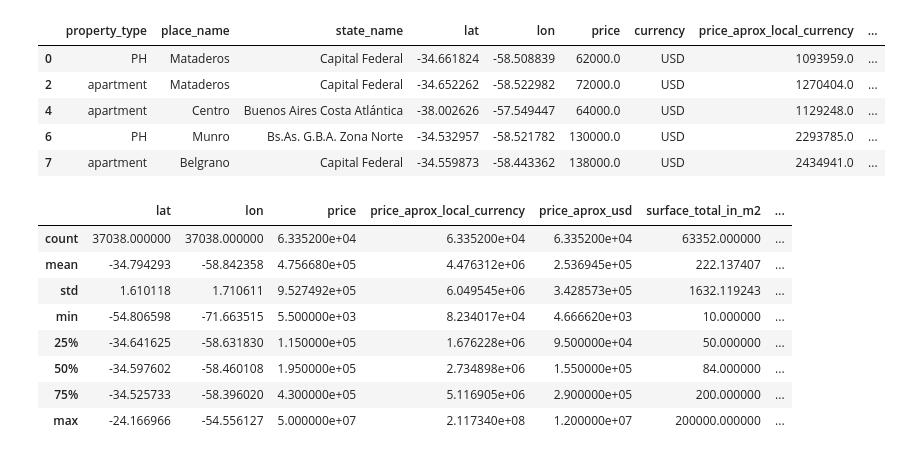
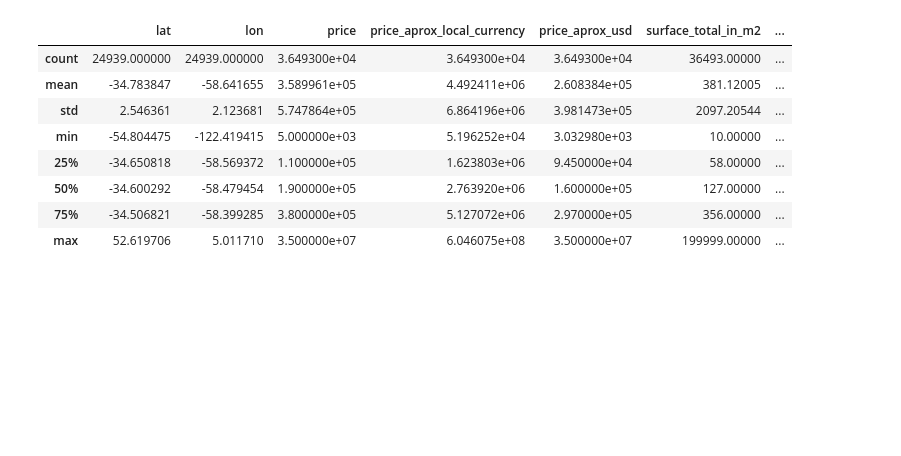
Before and after one commit to BrigliaAn/Properati-Machine-Learing, a Jupyter notebook: Filtrar y generar csvs.ipynb, the cells around one changed output. Saved outputs shown, nothing was run; the diff lists cells and outputs as text; code cells hidden in the pictures; blank space fills up the shorter version.

```diff
--- a/Filtrar y generar csvs.ipynb
+++ b/Filtrar y generar csvs.ipynb
@@ -15,27 +71,27 @@ props_2017.head()
 # %%
-props_2017.drop(['id','operation','place_with_parent_names','created_on','lat-lon','country_name','geonames_id','title','operation','image_thumbnail','properati_url','description'], axis = 1, inplace = True)
+props_2015_1 = pd.read_csv('/../../../Data/properati-AR-2015-06-01-properties-sell-six_months.csv')
+props_2015_2 = pd.read_csv('/../../../Data/properati-AR-2015-12-01-properties-sell-six_months.csv')
+props_2015 = pd.concat([props_2015_1,props_2015_2])
+props_2015.drop_duplicates()
+props_2015.drop(['id','operation','place_with_parent_names','created_on','country_name','geonames_id','lat-lon','title','operation','image_thumbnail','properati_url','description'], axis = 1, inplace = True)
 # %%
 #Rows que no tengan ni price, ni price_aprox_usd, price_aprox_local_currency , ni surface_total_in_m2, ni surface_covered_in_m2
-props_2017_filtered = props_2017.loc[(props_2017['price'].notnull()) & (props_2017['price_aprox_usd'].notnull()) & \
-               (props_2017['price_aprox_local_currency'].notnull()) & (props_2017['surface_total_in_m2'].notnull()) & (props_2017['surface_covered_in_m2'].notnull())]
-props_2017_filtered.head()
+props_2015_filtered = props_2015.loc[(props_2015['price'].notnull()) & (props_2015['price_aprox_usd'].notnull()) & \
+               (props_2015['price_aprox_local_currency'].notnull()) & (props_2015['surface_total_in_m2'].notnull()) & (props_2015['surface_covered_in_m2'].notnull())]
+props_2015_filtered.describe()
+props_2015_filtered = props_2015_filtered.loc[(props_2015_filtered['price'] > 0) \
+        & (props_2015_filtered['price_aprox_local_currency'] > 0 ) \
+        & (props_2015_filtered['price_aprox_usd'] > 0) \
+        & (props_2015_filtered['surface_covered_in_m2'] > 5)
+        & (props_2015_filtered['surface_total_in_m2'] > 5)]
+props_2015_filtered.describe()
 # %% [output]
-|  | property_type | place_name | state_name | lat | lon | price | currency | price_aprox_local_currency | ... |
-| 0 | PH | Mataderos | Capital Federal | -34.661824 | -58.508839 | 62000.0 | USD | 1093959.0 | ... |
-| 2 | apartment | Mataderos | Capital Federal | -34.652262 | -58.522982 | 72000.0 | USD | 1270404.0 | ... |
-| 4 | apartment | Centro | Buenos Aires Costa Atlántica | -38.002626 | -57.549447 | 64000.0 | USD | 1129248.0 | ... |
-| 6 | PH | Munro | Bs.As. G.B.A. Zona Norte | -34.532957 | -58.521782 | 130000.0 | USD | 2293785.0 | ... |
-| 7 | apartment | Belgrano | Capital Federal | -34.559873 | -58.443362 | 138000.0 | USD | 2434941.0 | ... |
+|  | lat | lon | price | price_aprox_local_currency | price_aprox_usd | surface_total_in_m2 | ... |
+| count | 24939.000000 | 24939.000000 | 3.649300e+04 | 3.649300e+04 | 3.649300e+04 | 36493.00000 | ... |
+| mean | -34.783847 | -58.641655 | 3.589961e+05 | 4.492411e+06 | 2.608384e+05 | 381.12005 | ... |
+| std | 2.546361 | 2.123681 | 5.747864e+05 | 6.864196e+06 | 3.981473e+05 | 2097.20544 | ... |
+| min | -54.804475 | -122.419415 | 5.000000e+03 | 5.196252e+04 | 3.032980e+03 | 10.00000 | ... |
+| 25% | -34.650818 | -58.569372 | 1.100000e+05 | 1.623803e+06 | 9.450000e+04 | 58.00000 | ... |
+| 50% | -34.600292 | -58.479454 | 1.900000e+05 | 2.763920e+06 | 1.600000e+05 | 127.00000 | ... |
+| 75% | -34.506821 | -58.399285 | 3.800000e+05 | 5.127072e+06 | 2.970000e+05 | 356.00000 | ... |
+| max | 52.619706 | 5.011710 | 3.500000e+07 | 6.046075e+08 | 3.500000e+07 | 199999.00000 | ... |
-# %%
-#Rows que tengan valores de precios erroneos
-props_2017_filtered.describe()
-# %% [output]
-|  | lat | lon | price | price_aprox_local_currency | price_aprox_usd | surface_total_in_m2 | ... |
-| count | 37038.000000 | 37038.000000 | 6.335200e+04 | 6.335200e+04 | 6.335200e+04 | 63352.000000 | ... |
-| mean | -34.794293 | -58.842358 | 4.756680e+05 | 4.476312e+06 | 2.536945e+05 | 222.137407 | ... |
-| std | 1.610118 | 1.710611 | 9.527492e+05 | 6.049545e+06 | 3.428573e+05 | 1632.119243 | ... |
-| min | -54.806598 | -71.663515 | 5.500000e+03 | 8.234017e+04 | 4.666620e+03 | 10.000000 | ... |
-| 25% | -34.641625 | -58.631830 | 1.150000e+05 | 1.676228e+06 | 9.500000e+04 | 50.000000 | ... |
-| 50% | -34.597602 | -58.460108 | 1.950000e+05 | 2.734898e+06 | 1.550000e+05 | 84.000000 | ... |
-| 75% | -34.525733 | -58.396020 | 4.300000e+05 | 5.116905e+06 | 2.900000e+05 | 200.000000 | ... |
-| max | -24.166966 | -54.556127 | 5.000000e+07 | 2.117340e+08 | 1.200000e+07 | 200000.000000 | ... |
```
Also changed, not shown: parts of 20 cells of this notebook, 2 other files.
